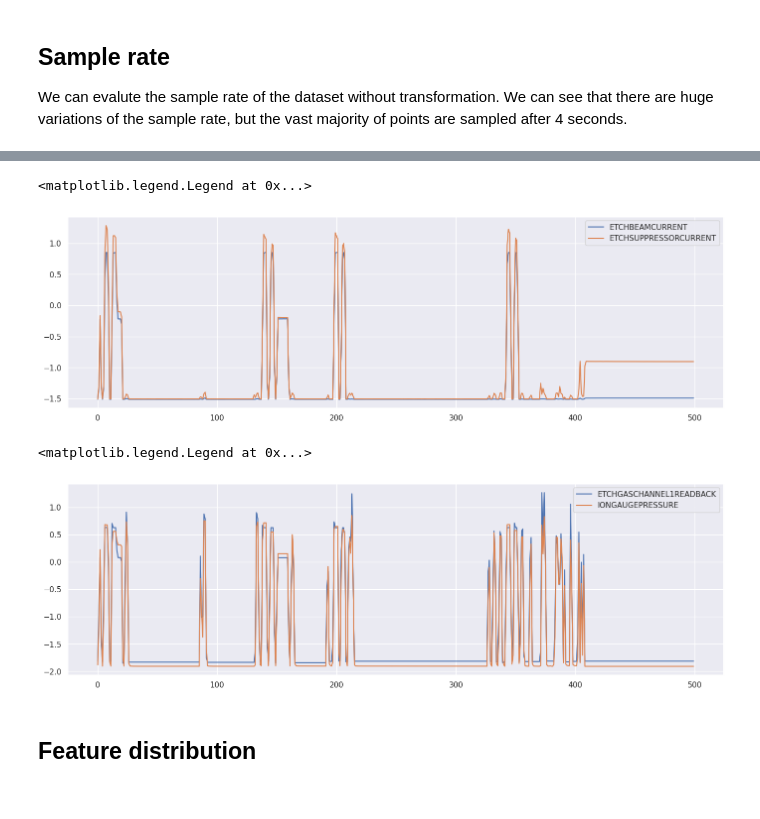
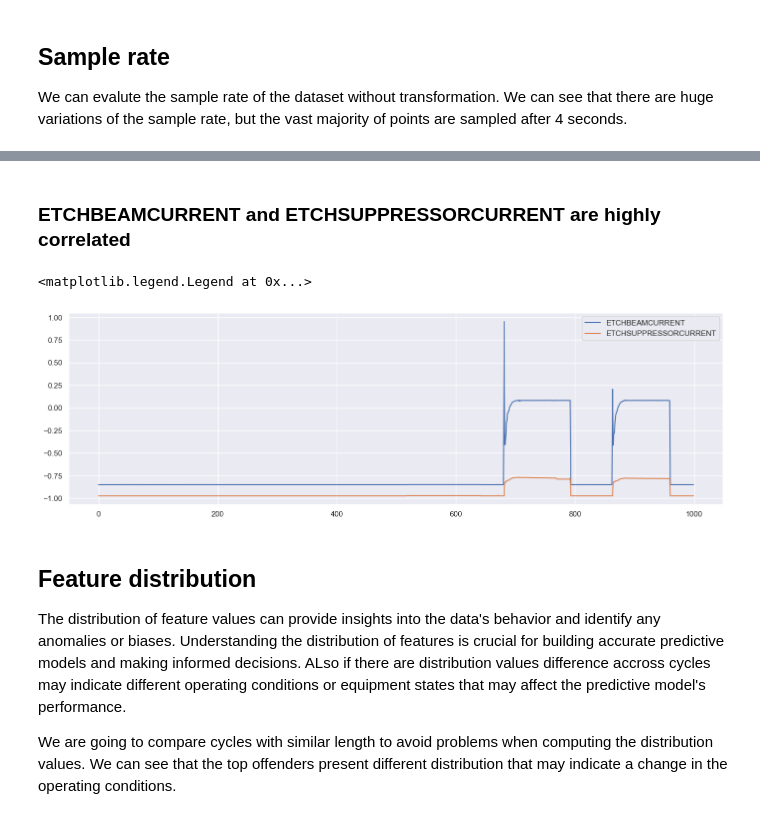
Before and after one commit to lucianolorenti/ceruleo, a Jupyter notebook: docs/dataset/analysis/Sensor Validation.ipynb, the cells around one changed output, grey strips where cells are left out. Saved outputs shown, nothing was run; the diff lists cells and outputs as text; code cells hidden in the pictures.

```diff
--- a/docs/dataset/analysis/Sensor Validation.ipynb
+++ b/docs/dataset/analysis/Sensor Validation.ipynb
@@ -28,7 +32,5 @@ To enable the following instructions: AVX2 AVX512F AVX512_VNNI FMA, in other ope
 # %%
-dataset = PHMDataset2018(
-    tools=['01M01', '04M01']
-)
+dataset = PHMDataset2018(tools=["01M01", "04M01"])
 # %% [markdown]
 ### Create a transformer for a dataset
 # %%
@@ -44,27 +42,38 @@ from ceruleo.transformation.functional.pipeline.pipeline import make_pipeline
 from ceruleo.transformation.functional.transformers import Transformer
 # %%
 from ceruleo.transformation.features.cast import ToDateTime
+from ceruleo.transformation.features.scalers import MinMaxScaler
 
 
 FEATURES = [
-   'IONGAUGEPRESSURE', 'ETCHBEAMVOLTAGE', 'ETCHBEAMCURRENT',
-   'ETCHSUPPRESSORVOLTAGE', 'ETCHSUPPRESSORCURRENT', 'FLOWCOOLFLOWRATE',
-   'FLOWCOOLPRESSURE', 'ETCHGASCHANNEL1READBACK', 'ETCHPBNGASREADBACK',
+    "IONGAUGEPRESSURE",
+    "ETCHBEAMVOLTAGE",
+    "ETCHBEAMCURRENT",
+    "ETCHSUPPRESSORVOLTAGE",
+    "ETCHSUPPRESSORCURRENT",
+    "FLOWCOOLFLOWRATE",
+    "FLOWCOOLPRESSURE",
+    "ETCHGASCHANNEL1READBACK",
+    "ETCHPBNGASREADBACK",
+    "FIXTURETILTANGLE",
+    "ROTATIONSPEED",
+    "ACTUALROTATIONANGLE",
+    "FIXTURESHUTTERPOSITION",
+    "ETCHSOURCEUSAGE",
+    "ETCHAUXSOURCETIMER",
+    "ETCHAUX2SOURCETIMER",
+    "ACTUALSTEPDURATION",
 ]
 transformer = Transformer(
     pipelineX=make_pipeline(
         ToDateTime(index=True),
         ByNameFeatureSelector(features=FEATURES),
-        Clip(lower=-6, upper=6),
-        IndexMeanResampler(rule='120s'),
-        SliceRows(initial=RelativeToEnd(1500))
+        MinMaxScaler(range=(-1, 1))
     ),
     pipelineY=make_pipeline(
         ToDateTime(index=True),
-        ByNameFeatureSelector(features=['RUL']),
-        IndexMeanResampler(rule='120s'),
-        SliceRows(initial=RelativeToEnd(1500))
-    )
+        ByNameFeatureSelector(features=["RUL"]),
+    ),
 )
 
 transformed_dataset = transformer.fit_map(dataset)
@@ -143,25 +366,23 @@ from ceruleo.dataset.analysis.correlation import correlation_analysis
+# %% [markdown]
+### ETCHBEAMCURRENT and ETCHSUPPRESSORCURRENT are highly correlated
 # %%
 fig, ax = plt.subplots(figsize=(17, 5))
-ax.plot(transformed_dataset.get_features_of_life(0)['ETCHBEAMCURRENT'].values[-500:],
+ax.plot(transformed_dataset.get_features_of_life(12)['ETCHBEAMCURRENT'].values[-1000:],
         label='ETCHBEAMCURRENT')
-ax.plot(transformed_dataset.get_features_of_life(0)['ETCHSUPPRESSORCURRENT'].values[-500:],
+ax.plot(transformed_dataset.get_features_of_life(12)['ETCHSUPPRESSORCURRENT'].values[-1000:],
         label='ETCHSUPPRESSORCURRENT')
 ax.legend()
 # %% [output]
 <matplotlib.legend.Legend at 0x...>
-[figure, old version]
+[figure, new version]
-# %%
-fig, ax = plt.subplots(figsize=(17, 5))
-ax.plot(transformed_dataset.get_features_of_life(0)['ETCHGASCHANNEL1READBACK'].values[-500:],
-        label='ETCHGASCHANNEL1READBACK')
-ax.plot(transformed_dataset.get_features_of_life(0)['IONGAUGEPRESSURE'].values[-500:],
-        label='IONGAUGEPRESSURE')
-ax.legend()
-# %% [output]
-<matplotlib.legend.Legend at 0x...>
-[figure, removed]
 # %% [markdown]
 ## Feature distribution
+
+The distribution of feature values can provide insights into the data's behavior and identify any anomalies or biases. Understanding the distribution of features is crucial for building accurate predictive models and making informed decisions.
+ALso if there are distribution values difference accross cycles may indicate different operating conditions or equipment states that may affect the predictive model's performance.
+
+We are going to compare cycles with similar length to avoid problems when computing the distribution values.
+We can see that the top offenders present different distribution that may indicate a change in the operating conditions.
 # %%
 from ceruleo.dataset.analysis.distribution import features_divergeces
 # %%
```
Also changed, not shown: parts of 41 cells of this notebook, 11 other files.
